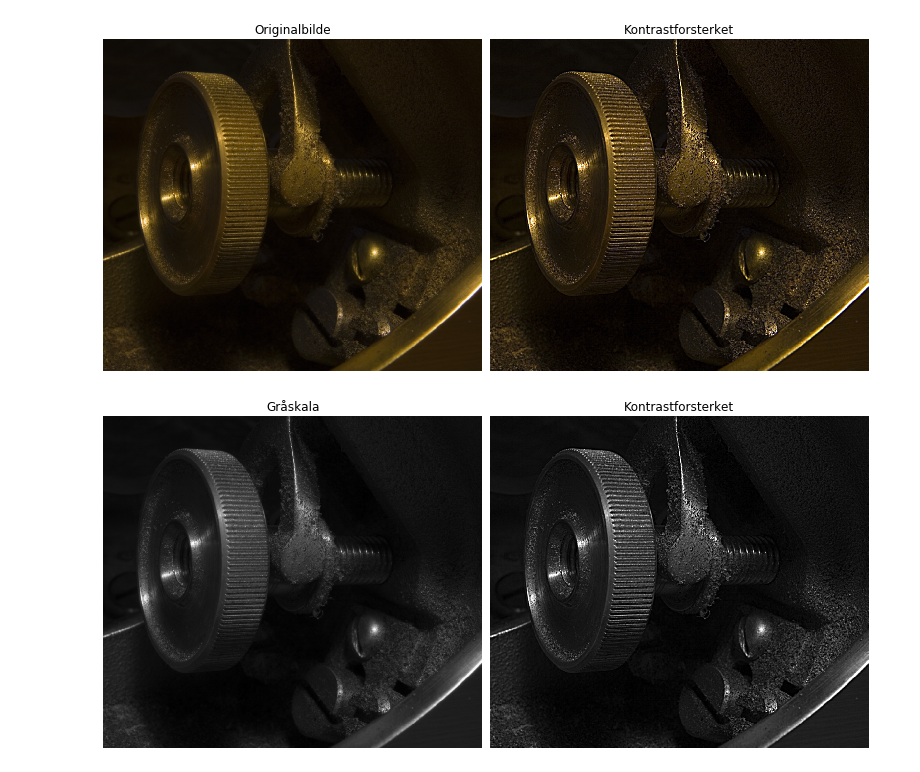
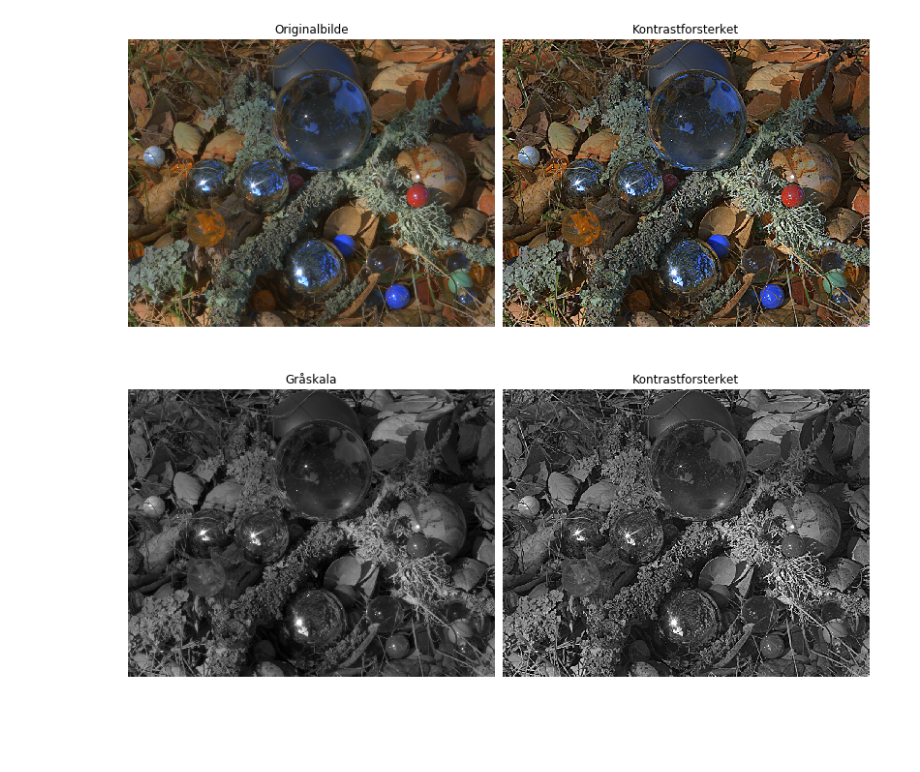
Before and after one commit to jegerud/Sciprog2020project, a Jupyter notebook: src/Konstrastforsterkning.ipynb, the cells around one changed output. Drawn from its saved outputs; the diff is of its cells as text; code cells hidden in the pictures; blank space fills up the shorter version.

```diff
--- a/src/Konstrastforsterkning.ipynb
+++ b/src/Konstrastforsterkning.ipynb
@@ -55,8 +42,8 @@ def constrast(file, k):
 # %%
-filepath = "..\hdr-bilder\Balls\Balls_00032.png"
+filepath = "../hdr-bilder/Balls/Balls_00032.png"
 constant = 2.5
 
 constrast(filepath, constant)
 # %% [output]
-[figure, old version]
+[figure, new version]
-[figure, old version]
+[figure, new version]
```
Also changed, not shown: parts of 1 cell of this notebook.
